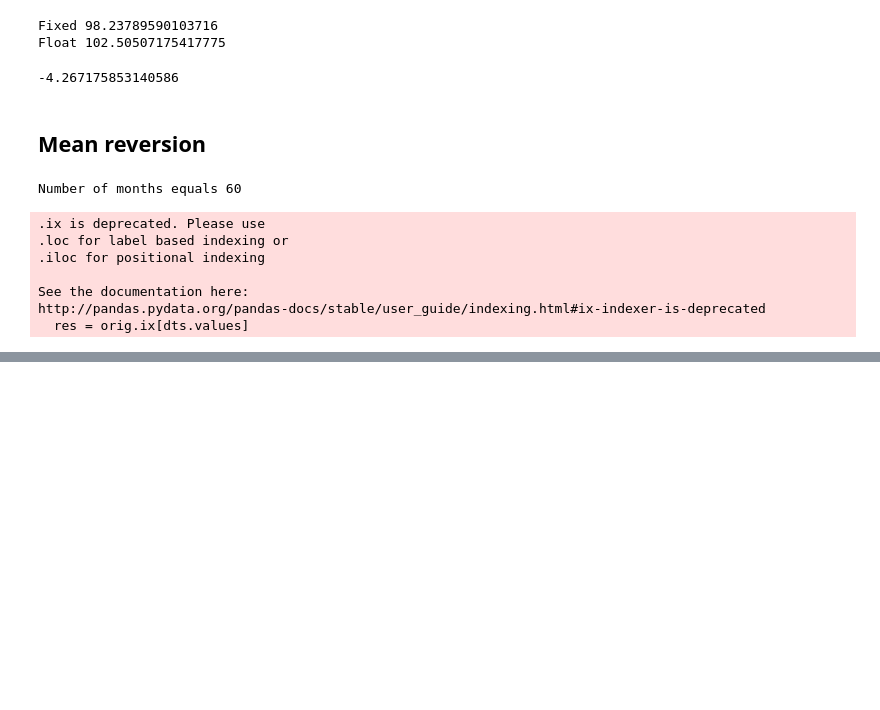
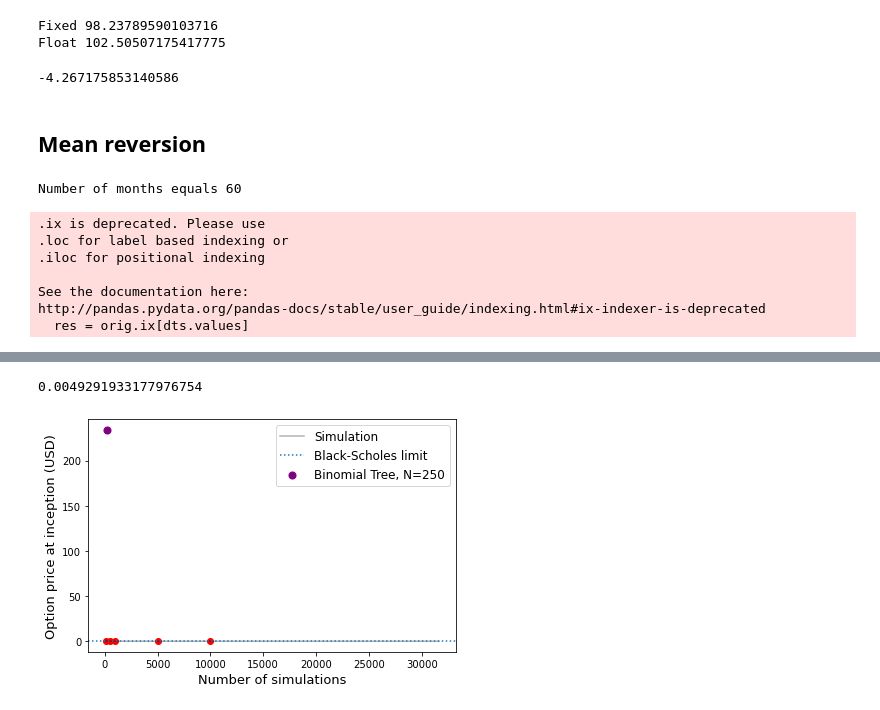
Before and after one commit to LuukOudshoorn25/SPFDM1, a Jupyter notebook: SPFDM 1.ipynb, the cells around one changed output, grey strips where cells are left out. Saved outputs shown, nothing was run; the diff lists cells and outputs as text; code cells hidden in the pictures; blank space fills up the shorter version.

Commit message:
Added Monte Carlo simulations, not yet working

```diff
--- a/SPFDM 1.ipynb
+++ b/SPFDM 1.ipynb
@@ -485,17 +483,25 @@ class MonteCarlo():
         self.rf = np.log((1+0.005/4)**4)
         self.sigma = np.sqrt(12)*0.0428156
         self.K     = K
-        self.S0    = startprice
         np.random.seed(42)
+        self.x0 = np.log(startprice)
+        self.K = K
+        self.eta = 1/12 # half life time of mean reversion
+        self.ltm = 3500 # long term mean
+        self.xmean = np.log(self.ltm) - self.sigma**2/(2*self.eta)
 
-    def propagate(self,Sn,dT):
+    def propagate(self,xn,dT):
         # We generate N(0,1) random variables
         # and multiply by sigma to get N(0,vola^2) variables
-        phis = np.random.randn(len(Sn))
-        return Sn + Sn * (self.rf*dT + self.sigma*np.sqrt(dT)*phis)
+        mean = (0.5+0.5 * (self.eta*(-(xt-self.xmean))*np.sqrt(dt))/
+                    (np.sqrt(self.eta**2 * (xt-self.xmean)**2 * dt + self.sigma**2)))
+        phis = np.random.randn(len(xn))
 
-    def payout(self,prices,T,M):
+        return xn + self.sigma*np.sqrt(dT)*phis
+
+    def payout(self,logprices,T,M):
         # Payout is price - strike IF larger than zero. Thus take max(0,S-K)
+        prices = np.exp(logprices)
         payoff = np.max(np.vstack(((prices - self.K),
                                     np.zeros(len(prices)))),axis=0)
         # Discount by rf rate
@@ -504,12 +510,12 @@ class MonteCarlo():
     def simulate(self,M,N,T):
         dT = T/N
         # Start all at S0
-        prices = np.ones(M) * self.S0
+        logprices = np.ones(M) * self.x0
         # Iterate through N steps by the Euler equation
         for i in range(N):
-            prices = self.propagate(prices,dT)
+            logprices = self.propagate(logprices,dT)
         # Get payout from these prices
-        payout = self.payout(prices,T,M)
+        payout = self.payout(logprices,T,M)
         return payout
 
     def stochastic_differential(self,M,T):
@@ -558,0 +587,13 @@ class MonteCarlo():
+# %%
+MC = MonteCarlo()
+M = np.array([100,500,1000,5000,10000])
+call_values = [MC.simulate(w,3,0.25) for w in M]
+M_many = np.logspace(1.5,4.5,2500,dtype=int)
+call_values_many = Parallel(n_jobs=6)(delayed(MC.simulate)(N,3,0.25) for N in M_many)
+MC.black_scholes(T=0.25)
+MC.plot_convergence(M,call_values,M_many,call_values_many,title=None)
+# Plot marker for last week
+print(MC.BSprice)
+# %% [output]
+0.0049291933177976754
+[figure, added]
```
Also changed, not shown: parts of 3 cells of this notebook.
